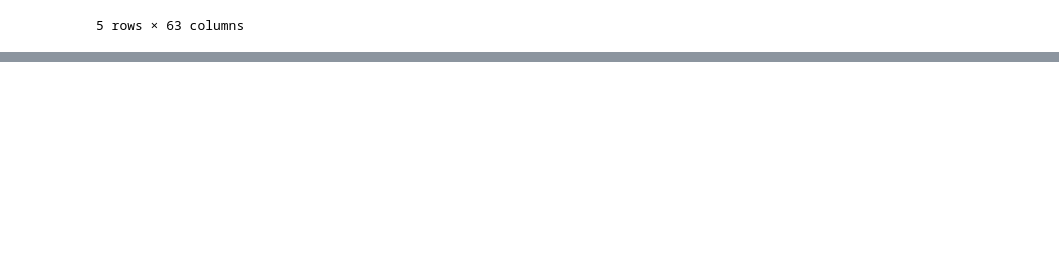
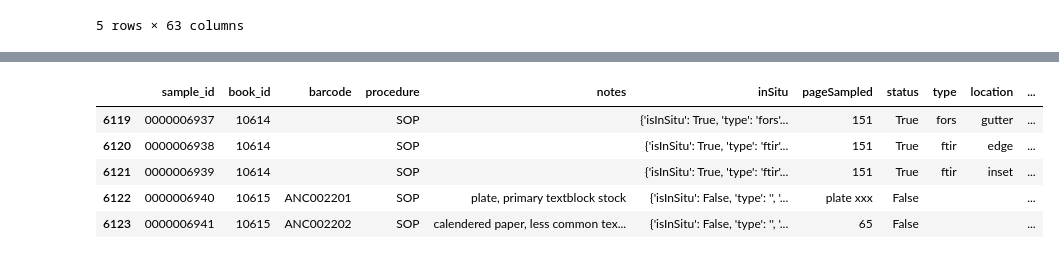
Before and after one commit to hujingc/umsi_loc_anc, a Jupyter notebook: Loading data into dataframes.ipynb, the cells around one changed output, grey strips where cells are left out. Drawn from its saved outputs; the diff is of its cells as text; code cells hidden in the pictures; blank space fills up the shorter version.

Commit message:
sample dataframe ready

```diff
--- a/Loading data into dataframes.ipynb
+++ b/Loading data into dataframes.ipynb
@@ -113,0 +125,33 @@ Name: data, Length: 7854, dtype: object
+# %%
+def checkSitu(x,key):
+    try:
+        return x[key]
+    except:
+        return np.NaN
+
+# Initial Setup
+sample1 = sample.dropna(axis=1, how='all').drop('index', axis=1)
+sample1['_id'] = analysis1['_id'].str.replace('sample:','')
+
+# Relabel columns
+sample1.rename(columns={"_id": "sample_id"}, inplace=True)
+sample1['objectId'] = analysis1['objectId'].str.replace('book:','')
+sample1.rename(columns={"objectId": "book_id"}, inplace=True)
+
+#Separate out columns
+sample2 = sample1[['sample_id','book_id', 'barcode', 'procedure', 'notes', 'inSitu', 'pageSampled']]
+
+#
+sample2['status']=sample2['inSitu'].apply(lambda x: checkSitu(x,'isInSitu'))
+sample2['type']=sample2['inSitu'].apply(lambda x: checkSitu(x,'type'))
+sample2['location']=sample2['inSitu'].apply(lambda x: checkSitu(x,'location'))
+sample2['set']=sample2['inSitu'].apply(lambda x: checkSitu(x,'set'))
+
+sample2.tail()
+# %% [output]
+|  | sample_id | book_id | barcode | procedure | notes | inSitu | pageSampled | status | type | location | ... |
+| 6119 | 0000006937 | 10614 |  | SOP |  | {'isInSitu': True, 'type': 'fors'... | 151 | True | fors | gutter | ... |
+| 6120 | 0000006938 | 10614 |  | SOP |  | {'isInSitu': True, 'type': 'ftir'... | 151 | True | ftir | edge | ... |
+| 6121 | 0000006939 | 10614 |  | SOP |  | {'isInSitu': True, 'type': 'ftir'... | 151 | True | ftir | inset | ... |
+| 6122 | 0000006940 | 10615 | ANC002201 | SOP | plate, primary textblock stock | {'isInSitu': False, 'type': '', '... | plate xxx | False |  |  | ... |
+| 6123 | 0000006941 | 10615 | ANC002202 | SOP | calendered paper, less common tex... | {'isInSitu': False, 'type': '', '... | 65 | False |  |  | ... |
```
Also changed, not shown: parts of 12 cells of this notebook.
